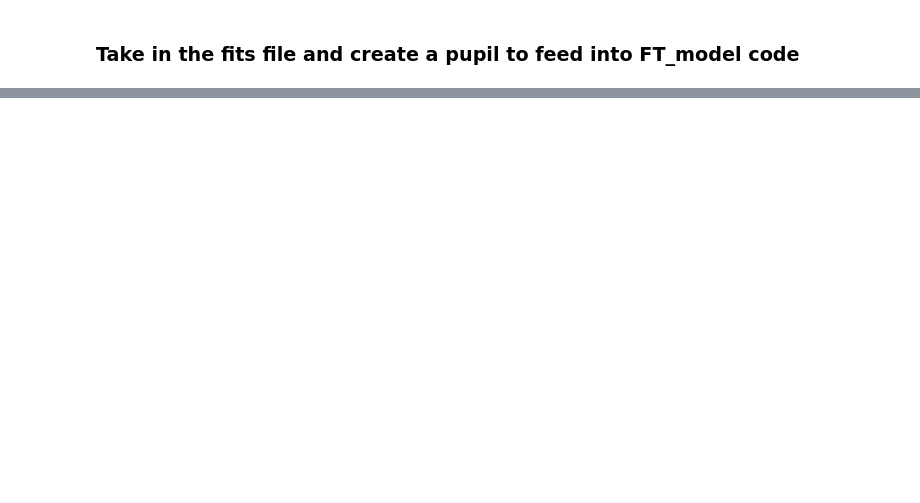
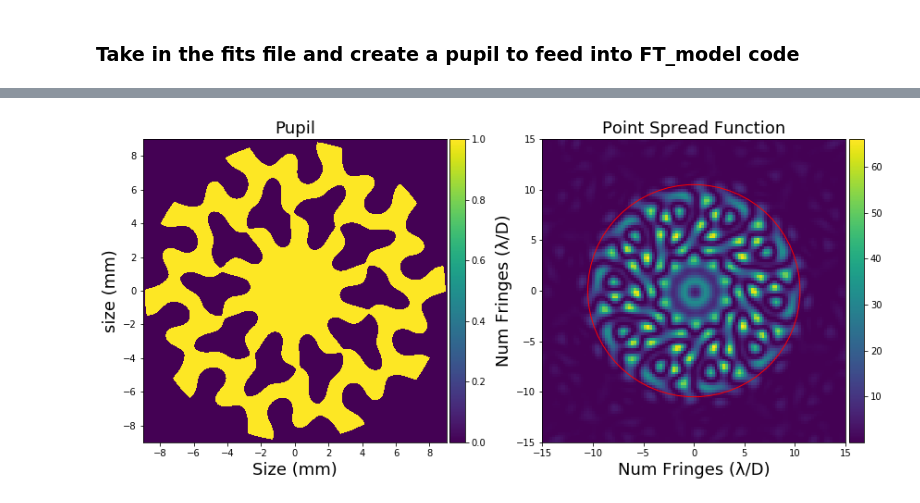
Before and after one commit to LouisDesdoigts/Pupil_design, a Jupyter notebook: Pupil_simulations/Pupil_analysis.ipynb, the cells around one changed output, grey strips where cells are left out. Drawn from its saved outputs; the diff is of its cells as text; code cells hidden in the pictures; blank space fills up the shorter version.

Commit message:
Pushing improved pupil analysis notebook

```diff
--- a/Pupil_simulations/Pupil_analysis.ipynb
+++ b/Pupil_simulations/Pupil_analysis.ipynb
@@ -38,13 +35,14 @@ wl = 0.525e-6                    # Wavelength values (micrometers)
 fl = 0.15                        # Focal length (m)
 detector_pitch = 1.12e-6         # m/pixel on detector (pixel spacing)
 lam = 525e-9
-r_max = 60
-size = 200
+
+# Modify these values to change analysis
 num_fringes = 10.5
+fringe_extent_im = 15
+fringe_extent_graph = 15
 
-physical_radius = fl*tan(num_fringes*lam/aperture)
-num_pixels = physical_radius/detector_pitch
-fringe_radii = num_pixels
-
-fringes = atan(r_max*detector_pitch/fl)*aperture/lam
-xvals = np.linspace(0, fringes, r_max)
+c = npixels//2
+pixel_radii = fl*tan(num_fringes*lam/aperture)/detector_pitch
+pixel_extent_im = int(fl*tan(2*fringe_extent_im*lam/aperture)/detector_pitch)
+pixel_extent_graph = int(fl*tan(2*fringe_extent_graph*lam/aperture)/detector_pitch)
+xvals = np.linspace(0, fringe_extent_im, pixel_extent_im//2)
@@ -161,0 +84,72 @@ Minimise:
+# %%
+for pupil_file in outputs:
+    pupil = pupil_file[0]
+    im_out = pupil_file[1]
+    evaluation = pupil_file[2]
+    regions = pupil_file[3]
+    peaks = pupil_file[4]
+    cum_sum = pupil_file[5]
+
+    fig, axs = plt.subplots(1, 2, figsize=(12,12))
+    extent = -aperture*1e3/2, aperture*1e3/2, -aperture*1e3/2, aperture*1e3/2
+    im = axs[0].imshow(np.abs(np.angle(pupil)/np.pi), extent=extent)
+    plt.colorbar(im, cax=make_axes_locatable(axs[0]).append_axes("right", size="5%", pad=0.05))
+    axs[0].set_title("Pupil", fontsize=18)
+    axs[0].set_xlabel("Size (mm)", fontsize=18)
+    axs[0].set_ylabel("size (mm)", fontsize=18)
+
+    print("    _____________________________________________________________________\n\
+    | MAXIMISE:\t\t\t\t| MINIMISE: \t\t\t|\n\
+    _____________________________________________________________________\n\
+    | RWGE over array:\t\t{1}   | Peak pixel value:\t{4} \t|\n\
+    | RWGE inside {0} \u03BB/D:\t{2}   | Central pixel value:\t{5} \t|\n\
+    | % Power in {0} \u03BB/D:\t{3}   |\t\t\t\t|\n\
+    _____________________________________________________________________\n"
+    .format(num_fringes, evaluation[0], evaluation[1], evaluation[2], evaluation[3], evaluation[4]))
+
+    extent = -fringe_extent_im, fringe_extent_im, -fringe_extent_im, fringe_extent_im
+    im = axs[1].imshow(im_out[int(c-pixel_extent_im//2):int(c+pixel_extent_im//2),\
+                              int(c-pixel_extent_im//2):int(c+pixel_extent_im//2)]*1e5, extent=extent)
+    axs[1].set_title("Point Spread Function", fontsize=18)
+    axs[1].set_xlabel("Num Fringes (\u03BB/D)", fontsize=18)
+    axs[1].set_ylabel("Num Fringes (\u03BB/D)", fontsize=18)
+    axs[1].add_artist(plt.Circle((0, 0), num_fringes, color='r', fill=False))
+
+    plt.colorbar(im, cax=make_axes_locatable(axs[1]).append_axes("right", size="5%", pad=0.05))
+    plt.tight_layout()
+    plt.show()
+
+    fig, axs = plt.subplots(1, 2, figsize=(12,5))
+
+    im = axs[0].plot(xvals[:pixel_extent_graph//2],peaks[:pixel_extent_graph//2]*1e5)
+    axs[0].set_xlim(xmin=0, xmax=fringe_extent_graph)
+    axs[0].set_ylim(ymin=0)
+    axs[0].set_title("Peak Pixel Power vs Radius", fontsize=18)
+    axs[0].set_xlabel("Radius (\u03BB/D)", fontsize=18)
+    axs[0].set_ylabel("Power (arbitrary units)", fontsize=18)
+    axs[0].axvline(x=num_fringes, color='r')
+
+    im = axs[1].plot(xvals[:pixel_extent_graph//2],regions[:pixel_extent_graph//2]*100)
+    axs[1].set_xlim(xmin=0, xmax=fringe_extent_graph)
+    axs[1].set_ylim(ymin=0)
+    axs[1].set_title("Power vs Radius", fontsize=18)
+    axs[1].set_xlabel("Radius (\u03BB/D)", fontsize=18)
+    axs[1].set_ylabel("Power (%)", fontsize=18)
+    axs[1].axvline(x=num_fringes, color='r')
+
+    plt.tight_layout()
+    plt.show()
+
+    fig, axs = plt.subplots(1, 1, figsize=(12,4))
+    im = axs.plot(xvals[:pixel_extent_graph//2],cum_sum[:pixel_extent_graph//2]*100)
+    axs.set_xlim(xmin=0, xmax=fringe_extent_graph)
+    axs.set_ylim(ymin=0)
+    axs.set_title("Total Internal Power vs Radius", fontsize=18)
+    axs.set_xlabel("Radius (\u03BB/D)", fontsize=18)
+    axs.set_ylabel("Power (%)", fontsize=18)
+    axs.axvline(x=num_fringes, color='r')
+
+    plt.tight_layout()
+    plt.show()
+    print("______________________________________________________________________________________________________________\n\n\n\n")
+# %% [output]
@@ -161,0 +163 @@ Minimise:
+[figure, added]
```
Also changed, not shown: parts of 6 cells of this notebook.
